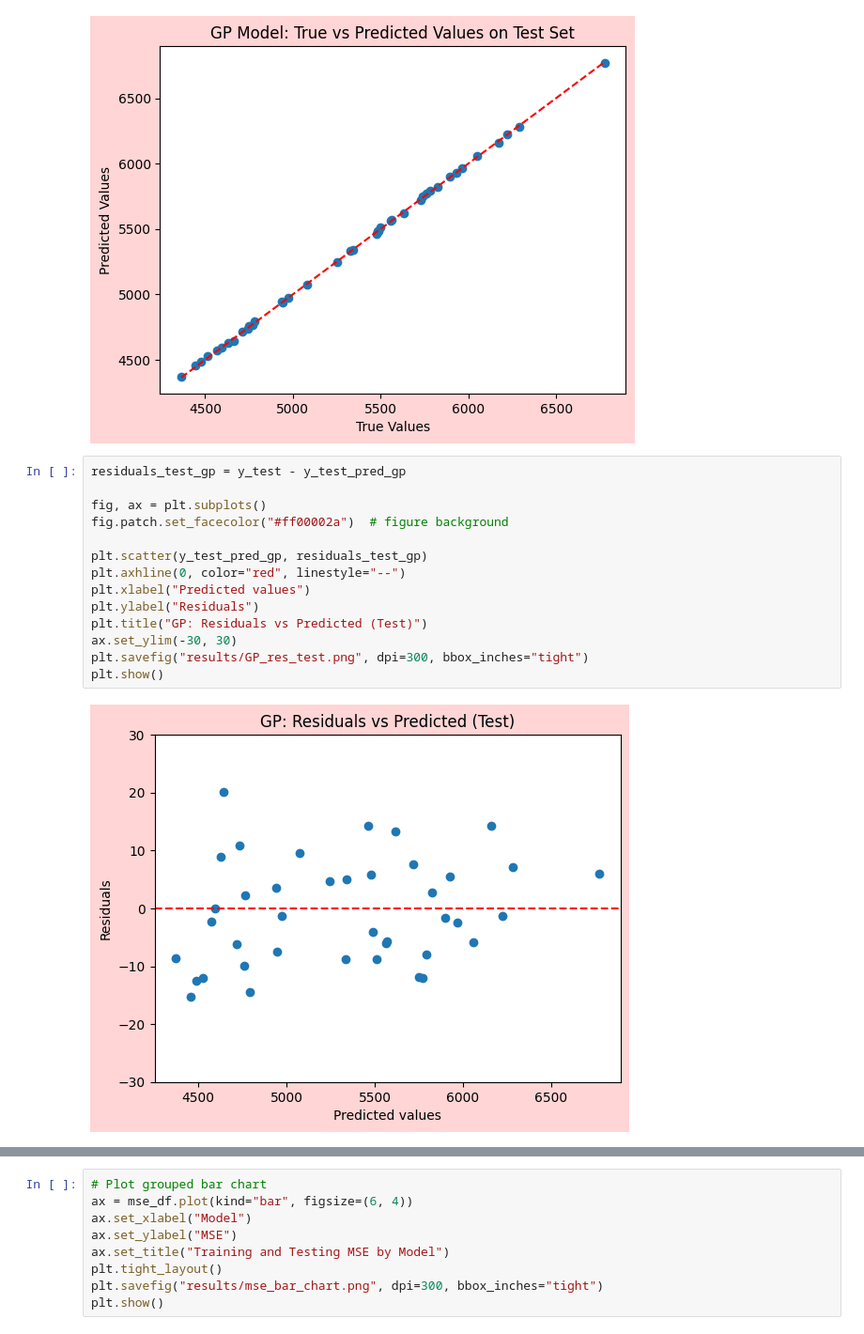
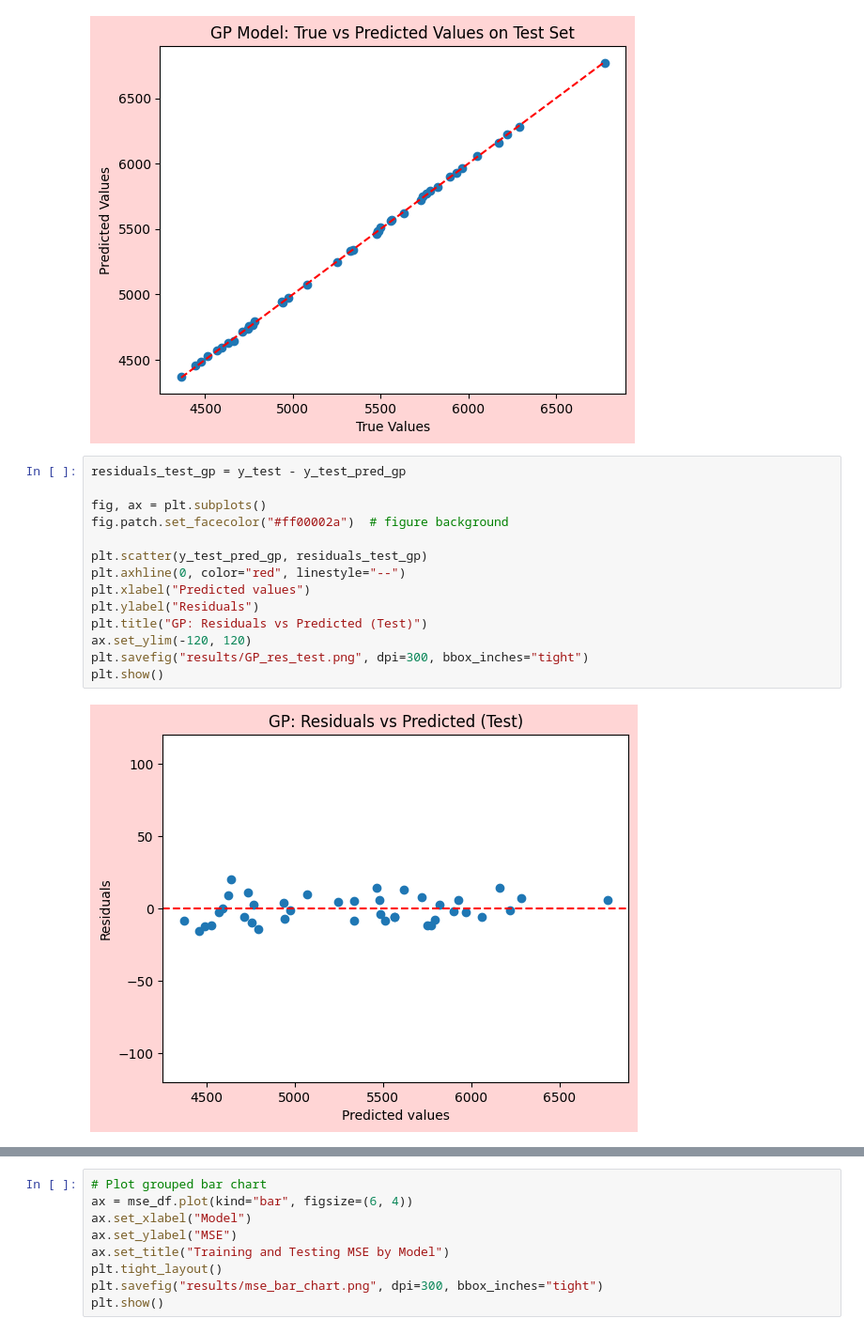
Before and after one commit to lapulga-10/Surrogate-Modeling-and-Uncertainty-Quantification, a Jupyter notebook: Code/Week_5_Surrogate_model_fitting.ipynb, the cells around one changed output, grey strips where cells are left out. Shown at 94% size. Cells and saved outputs as stored; diff of their text form.

```diff
--- a/Code/Week_5_Surrogate_model_fitting.ipynb
+++ b/Code/Week_5_Surrogate_model_fitting.ipynb
@@ -497,19 +499,19 @@ plt.show()
 # %%
 residuals_test_gp = y_test - y_test_pred_gp
 
 fig, ax = plt.subplots()
 fig.patch.set_facecolor("#ff00002a")  # figure background
 
 plt.scatter(y_test_pred_gp, residuals_test_gp)
 plt.axhline(0, color="red", linestyle="--")
 plt.xlabel("Predicted values")
 plt.ylabel("Residuals")
 plt.title("GP: Residuals vs Predicted (Test)")
-ax.set_ylim(-30, 30)
+ax.set_ylim(-120, 120)
 plt.savefig("results/GP_res_test.png", dpi=300, bbox_inches="tight")
 plt.show()
 # %% [output]
-[figure, old version]
+[figure, new version]
 # %%
 # Select only MSE columns
 mse_df = errors_df[["MSE_Train", "MSE_Test"]]
```
Also changed, not shown: parts of 14 cells of this notebook, 8 other files.
